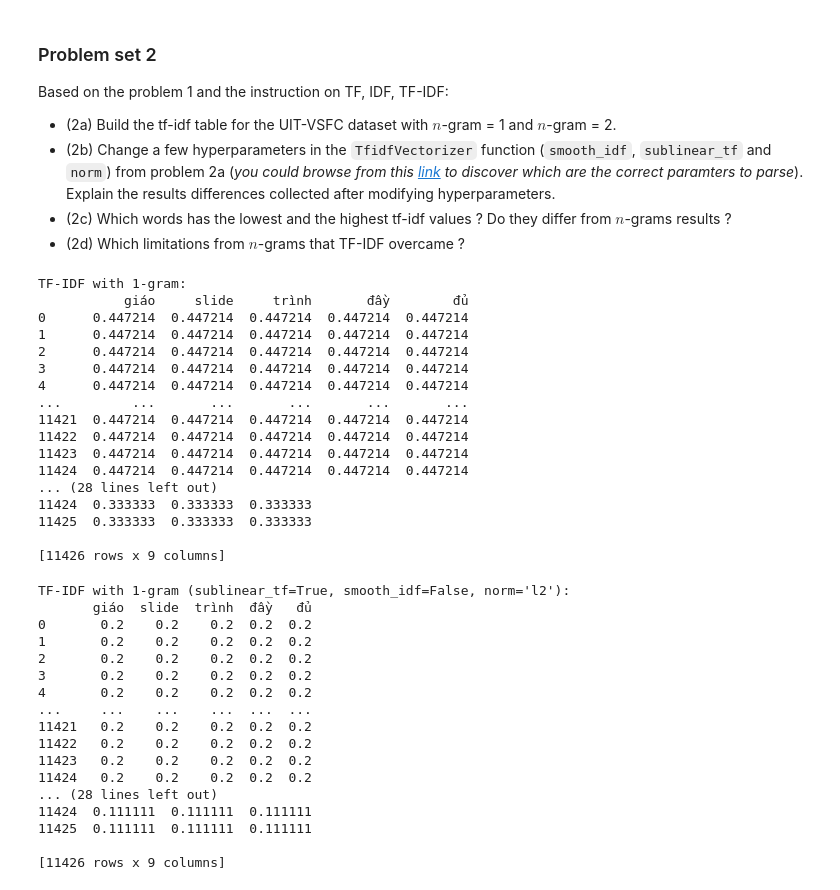
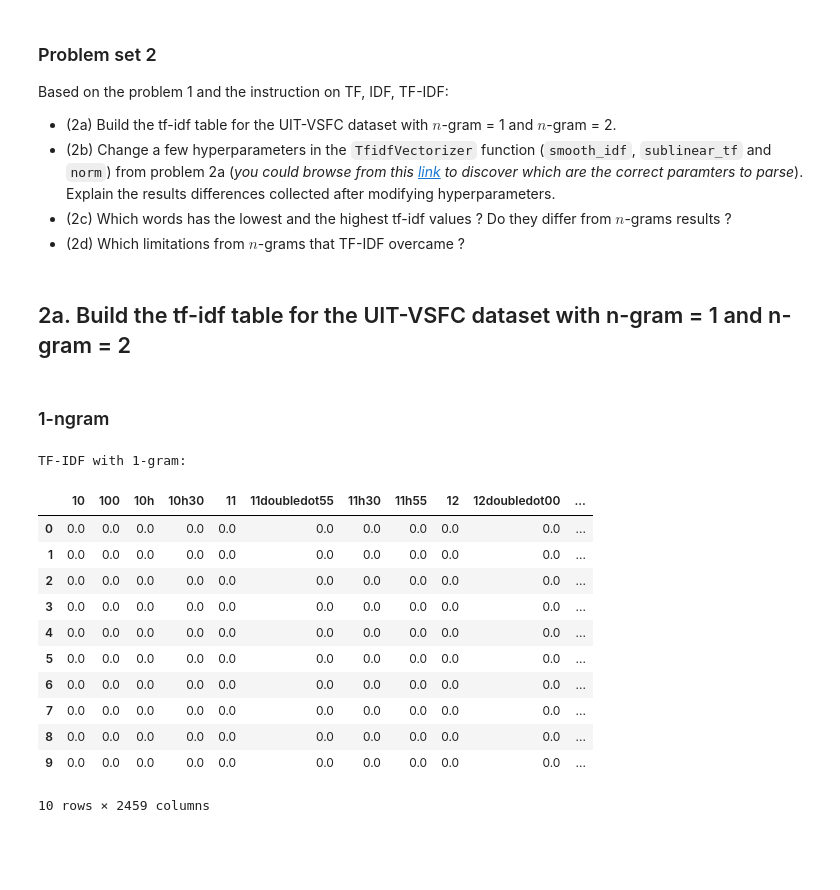
Before and after one commit to DungQuanPhung/Main, a Jupyter notebook: NLP_Tuần 1.ipynb, the cells around one changed output. Drawn from its saved outputs; the diff is of its cells as text; code cells hidden in the pictures; blank space fills up the shorter version.

```diff
--- a/NLP_Tuần 1.ipynb
+++ b/NLP_Tuần 1.ipynb
@@ -209,9 +209,9 @@ def get_all_sentences(dataset) -> List[str]:
     list_all_sentence: list = []
 
     ### YOUR CODE STARTS HERE
-    for idx in range(len(train_set)):
+    for idx in range(len(dataset)):
         sentence = ""
-        for word in example_word_list:
+        for word in dataset[idx]['sentence']:
             sentence += word
         list_all_sentence.append(sentence)
 
@@ -452,70 +488,31 @@ Based on the problem 1 and the instruction on TF, IDF, TF-IDF:
 - (2b) Change a few hyperparameters in the `TfidfVectorizer` function (`smooth_idf`, `sublinear_tf` and `norm`) from problem 2a (*you could browse from this [link](https://scikit-learn.org/stable/modules/generated/sklearn.feature_extraction.text.TfidfVectorizer.html) to discover which are the correct paramters to parse*). Explain the results differences collected after modifying hyperparameters.
 - (2c) Which words has the lowest and the highest tf-idf values ? Do they differ from $n$-grams results ?
 - (2d) Which limitations from $n$-grams that TF-IDF overcame ?
+# %% [markdown]
+## 2a. Build the tf-idf table for the UIT-VSFC dataset with n-gram = 1 and n-gram = 2
+# %% [markdown]
+### 1-ngram
 # %%
 from sklearn.feature_extraction.text import TfidfVectorizer
 
-# (2a) Build the tf-idf table for the UIT-VSFC dataset with $n$-gram = 1 and $n$-gram = 2
+# 1-gram
 tfidf_vectorizer_1gram = TfidfVectorizer(ngram_range=(1, 1))
-tfidf_vectorizer_2gram = TfidfVectorizer(ngram_range=(1, 2))
-
 tfidf_1gram = tfidf_vectorizer_1gram.fit_transform(list_all_sentence)
-tfidf_2gram = tfidf_vectorizer_2gram.fit_transform(list_all_sentence)
-
 tfidf_1gram_df = pd.DataFrame(tfidf_1gram.toarray(), columns=tfidf_vectorizer_1gram.get_feature_names_out())
-tfidf_2gram_df = pd.DataFrame(tfidf_2gram.toarray(), columns=tfidf_vectorizer_2gram.get_feature_names_out())
 
 print("TF-IDF with 1-gram:")
-print(tfidf_1gram_df)
-print("\nTF-IDF with 2-gram:")
-print(tfidf_2gram_df)
+tfidf_1gram_df.head(10)
 # %% [output]
 TF-IDF with 1-gram:
-           giáo     slide     trình       đầy        đủ
-0      0.447214  0.447214  0.447214  0.447214  0.447214
-1      0.447214  0.447214  0.447214  0.447214  0.447214
-2      0.447214  0.447214  0.447214  0.447214  0.447214
-3      0.447214  0.447214  0.447214  0.447214  0.447214
-4      0.447214  0.447214  0.447214  0.447214  0.447214
-...         ...       ...       ...       ...       ...
-11421  0.447214  0.447214  0.447214  0.447214  0.447214
-11422  0.447214  0.447214  0.447214  0.447214  0.447214
-11423  0.447214  0.447214  0.447214  0.447214  0.447214
-11424  0.447214  0.447214  0.447214  0.447214  0.447214
-... (28 lines left out)
-11424  0.333333  0.333333  0.333333
-11425  0.333333  0.333333  0.333333
-
-[11426 rows x 9 columns]
+|  | 10 | 100 | 10h | 10h30 | 11 | 11doubledot55 | 11h30 | 11h55 | 12 | 12doubledot00 | ... |
+| 0 | 0.0 | 0.0 | 0.0 | 0.0 | 0.0 | 0.0 | 0.0 | 0.0 | 0.0 | 0.0 | ... |
+| 1 | 0.0 | 0.0 | 0.0 | 0.0 | 0.0 | 0.0 | 0.0 | 0.0 | 0.0 | 0.0 | ... |
+| 2 | 0.0 | 0.0 | 0.0 | 0.0 | 0.0 | 0.0 | 0.0 | 0.0 | 0.0 | 0.0 | ... |
+| 3 | 0.0 | 0.0 | 0.0 | 0.0 | 0.0 | 0.0 | 0.0 | 0.0 | 0.0 | 0.0 | ... |
+| 4 | 0.0 | 0.0 | 0.0 | 0.0 | 0.0 | 0.0 | 0.0 | 0.0 | 0.0 | 0.0 | ... |
+| 5 | 0.0 | 0.0 | 0.0 | 0.0 | 0.0 | 0.0 | 0.0 | 0.0 | 0.0 | 0.0 | ... |
+| 6 | 0.0 | 0.0 | 0.0 | 0.0 | 0.0 | 0.0 | 0.0 | 0.0 | 0.0 | 0.0 | ... |
+| 7 | 0.0 | 0.0 | 0.0 | 0.0 | 0.0 | 0.0 | 0.0 | 0.0 | 0.0 | 0.0 | ... |
+| 8 | 0.0 | 0.0 | 0.0 | 0.0 | 0.0 | 0.0 | 0.0 | 0.0 | 0.0 | 0.0 | ... |
+| 9 | 0.0 | 0.0 | 0.0 | 0.0 | 0.0 | 0.0 | 0.0 | 0.0 | 0.0 | 0.0 | ... |
+10 rows × 2459 columns
-# %%
-# (2b) Change a few hyperparameters in the TfidfVectorizer function
-# 1-ngram
-tfidf_vectorizer_1gram = TfidfVectorizer(ngram_range=(1, 1), smooth_idf=False, sublinear_tf=True, norm='l1')
-tfidf_1gram = tfidf_vectorizer_1gram.fit_transform(list_all_sentence)
-tfidf_1gram_df = pd.DataFrame(tfidf_1gram.toarray(), columns=tfidf_vectorizer_1gram.get_feature_names_out())
-print("TF-IDF with 1-gram (sublinear_tf=True, smooth_idf=False, norm='l2'):")
-print(tfidf_1gram_df)
-# 2-ngram
-tfidf_vectorizer_2gram = TfidfVectorizer(ngram_range=(1, 2), smooth_idf=False, sublinear_tf=True, norm='l1')
-tfidf_2gram = tfidf_vectorizer_2gram.fit_transform(list_all_sentence)
-tfidf_2gram_df = pd.DataFrame(tfidf_2gram.toarray(), columns=tfidf_vectorizer_2gram.get_feature_names_out())
-print("\nTF-IDF with 2-gram (sublinear_tf=True, smooth_idf=False, norm='l2'):")
-print(tfidf_2gram_df)
-# %% [output]
-TF-IDF with 1-gram (sublinear_tf=True, smooth_idf=False, norm='l2'):
-       giáo  slide  trình  đầy   đủ
-0       0.2    0.2    0.2  0.2  0.2
-1       0.2    0.2    0.2  0.2  0.2
-2       0.2    0.2    0.2  0.2  0.2
-3       0.2    0.2    0.2  0.2  0.2
-4       0.2    0.2    0.2  0.2  0.2
-...     ...    ...    ...  ...  ...
-11421   0.2    0.2    0.2  0.2  0.2
-11422   0.2    0.2    0.2  0.2  0.2
-11423   0.2    0.2    0.2  0.2  0.2
-11424   0.2    0.2    0.2  0.2  0.2
-... (28 lines left out)
-11424  0.111111  0.111111  0.111111
-11425  0.111111  0.111111  0.111111
-
-[11426 rows x 9 columns]
```
Also changed, not shown: parts of 21 cells of this notebook.
